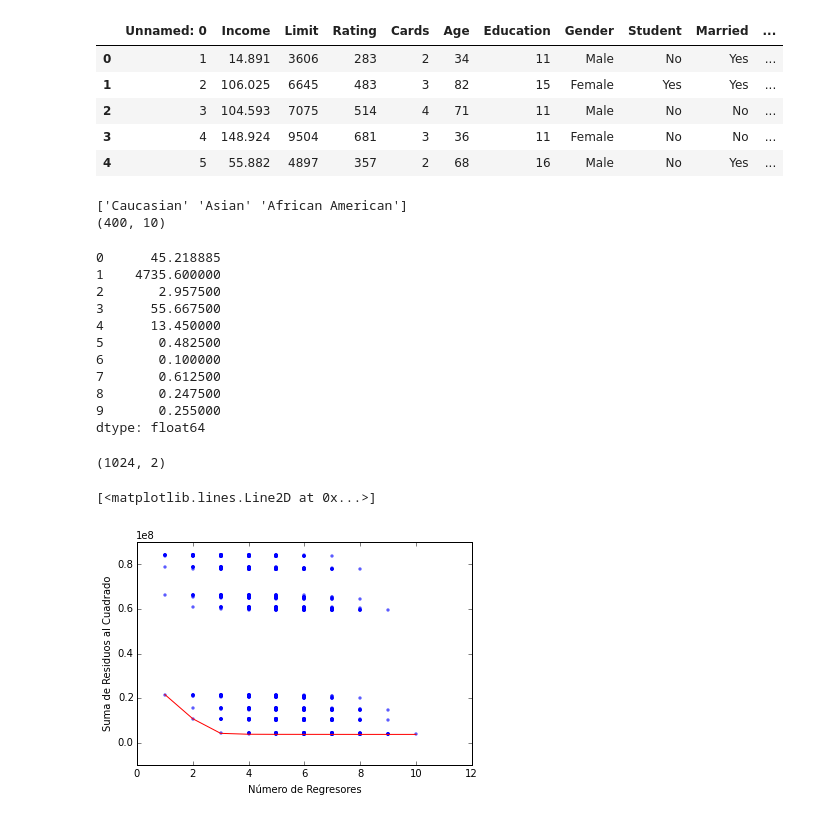
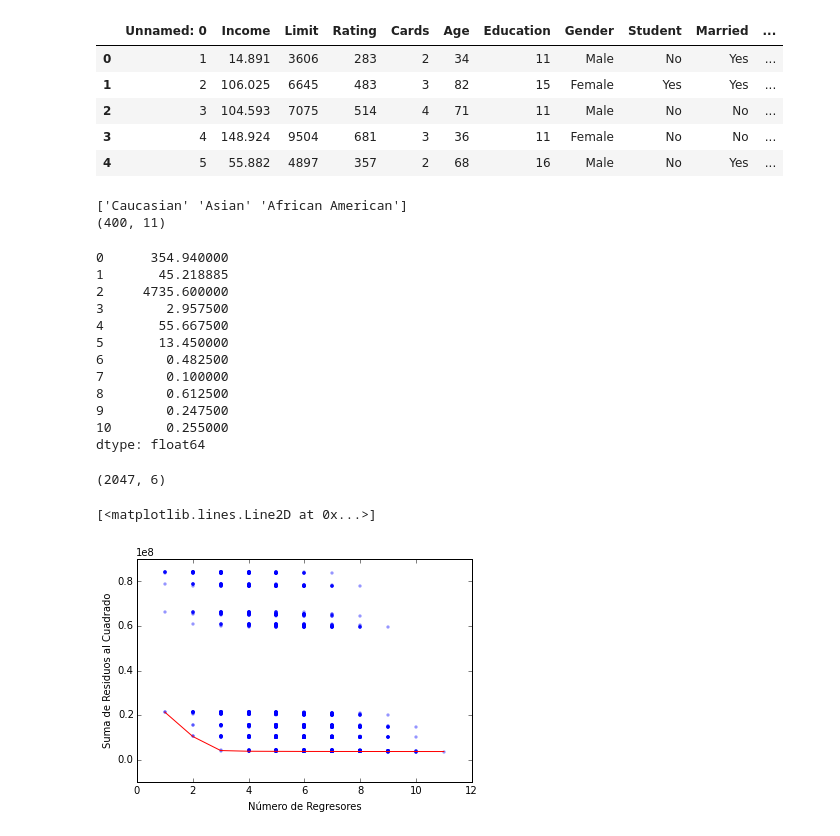
Before and after one commit to dvaughan79/New_CIDE_Analytics, a Jupyter notebook: 7_ModelosLineales.ipynb, the cells around one changed output. Cells and saved outputs as stored; diff of their text form; code cells hidden in the pictures.

```diff
--- a/7_ModelosLineales.ipynb
+++ b/7_ModelosLineales.ipynb
@@ -261,8 +293,13 @@ dum_casado     = np.asarray(data.Married == 'Yes').reshape((N,1))
 # tenemos tres categorías: vamos a excluir la tercera: "African American"
 print data.Ethnicity.unique()
 dum_ethnic = np.asarray(pd.get_dummies(data.Ethnicity).iloc[:,:-1])
+# etiquetas de X
+labs_x = np.array(['Rating','Income','Limit','Cards','Age','Education',
+              'Hombre','Estudiante','Casado','Caucasian','Asian'])
 # incluyamos todas las variables:
-prexmat = np.concatenate((np.asarray(data.Income).reshape((N,1)),
+prexmat = np.concatenate((
+                        np.asarray(data.Rating).reshape((N,1)),
+                        np.asarray(data.Income).reshape((N,1)),
                          np.asarray(data.Limit).reshape((N,1)),
                          np.asarray(data.Cards).reshape((N,1)),
                          np.asarray(data.Age).reshape((N,1)),
@@ -275,17 +312,18 @@ print prexmat.shape
 pd.DataFrame(prexmat).mean()
 # %% [output]
 ['Caucasian' 'Asian' 'African American']
-(400, 10)
+(400, 11)
-0      45.218885
-1    4735.600000
-2       2.957500
-3      55.667500
-4      13.450000
-5       0.482500
-6       0.100000
-7       0.612500
-8       0.247500
-9       0.255000
+0      354.940000
+1       45.218885
+2     4735.600000
+3        2.957500
+4       55.667500
+5       13.450000
+6        0.482500
+7        0.100000
+8        0.612500
+9        0.247500
+10       0.255000
 dtype: float64
 # %%
 # Para las posibles combinaciones vamos a usar el módulo itertools
@@ -298,11 +336,16 @@ import olsdan as ols
 list(combinations(np.arange(10),9))
 
 # vamos a guardar los resultados en un array, pero no se cuántas filas tenemos
-res_arr = np.zeros((1,2))
+res_arr = np.zeros((1,6))
 res_arr[:,:] = np.nan
-for k in range(1,11):
-    # la siguiente es la lista de todos los regresores posibles
-    list_subsets = list(combinations(np.arange(10),k))
+# necesito una lista con todas las combinaciones.  La voy a guardar en un DF
+initsub = np.zeros((0,9))
+initsub[:] = np.nan
+SubSets = pd.DataFrame(initsub)
+for k in range(1,12):
+    # la siguiente es la lista de todos los regresores posibles para tamaño k
+    list_subsets = list(combinations(np.arange(11),k))
+    SubSets = SubSets.append(list_subsets)
     # tenemos que hacer un loop sobre todas estas posibilidades:
     for s in range(len(list_subsets)):
         # los regresores seleccionados:
@@ -311,22 +354,29 @@ for k in range(1,11):
         # listos para estimar: pero incluyamos constante
         olssk = ols.ols_dan(saldo, np.concatenate((np.ones((N,1)),xmat_subset),axis=1))
         # guardemos los resultados: queremos: número de regresores, ssr
-        prelist = np.array([k, olssk.ssr()]).reshape((1,2))
+        # Calculemos las medidas que queremos utilizar
+        Cp = (1.0/olssk.nobs)*(olssk.ssr() + 2*olssk.nvar*olssk.s2hat())
+        AIC = (1.0/(olssk.nobs*olssk.s2hat()))*(olssk.ssr() + 2*olssk.nvar*olssk.s2hat())
+        BIC = (1.0/olssk.nobs)*(olssk.ssr() + np.log(olssk.nobs)*olssk.nvar*olssk.s2hat())
+        R2bar = olssk.R2_bar()
+        prelist = np.array([k, olssk.ssr(), Cp[0,0], AIC[0,0], BIC[0,0], R2bar]).reshape((1,6))
         # listos para anexar:
         res_arr = np.concatenate((res_arr, prelist),axis=0)
+res_arr = pd.DataFrame(res_arr, columns=['k', 'SSR', 'Cp', 'AIC', 'BIC', 'R2bar'])
+res_arr.dropna(inplace=True)
+res_arr.set_index(np.arange(res_arr.shape[0]), inplace=True)
 print res_arr.shape
 # %% [output]
-(1024, 2)
+(2047, 6)
 # %%
 # Ya tenemos todos los modelos:
 # Hagamos un gráfico:
-plt.scatter(res_arr[:,0],res_arr[:,1], s=6, color='b',alpha=0.5)
+plt.scatter(res_arr.k,res_arr.SSR, s=6, color='b',alpha=0.3)
 plt.ylabel('Suma de Residuos al Cuadrado')
 plt.xlabel(u'Número de Regresores')
 # Encontremos la frontera: como en el libro:
-res_arr_df = pd.DataFrame(res_arr, columns=['Num_Pred','SSR'])
-front_ssr = res_arr_df.SSR.groupby(res_arr_df.Num_Pred).min()
+front_ssr = res_arr.SSR.groupby(res_arr.k).min()
 plt.plot(front_ssr.index, front_ssr.values, color='r')
 # %% [output]
 [<matplotlib.lines.Line2D at 0x...>]
-[figure, old version]
+[figure, new version]
```
Also changed, not shown: parts of 24 cells of this notebook, 4 other files.
